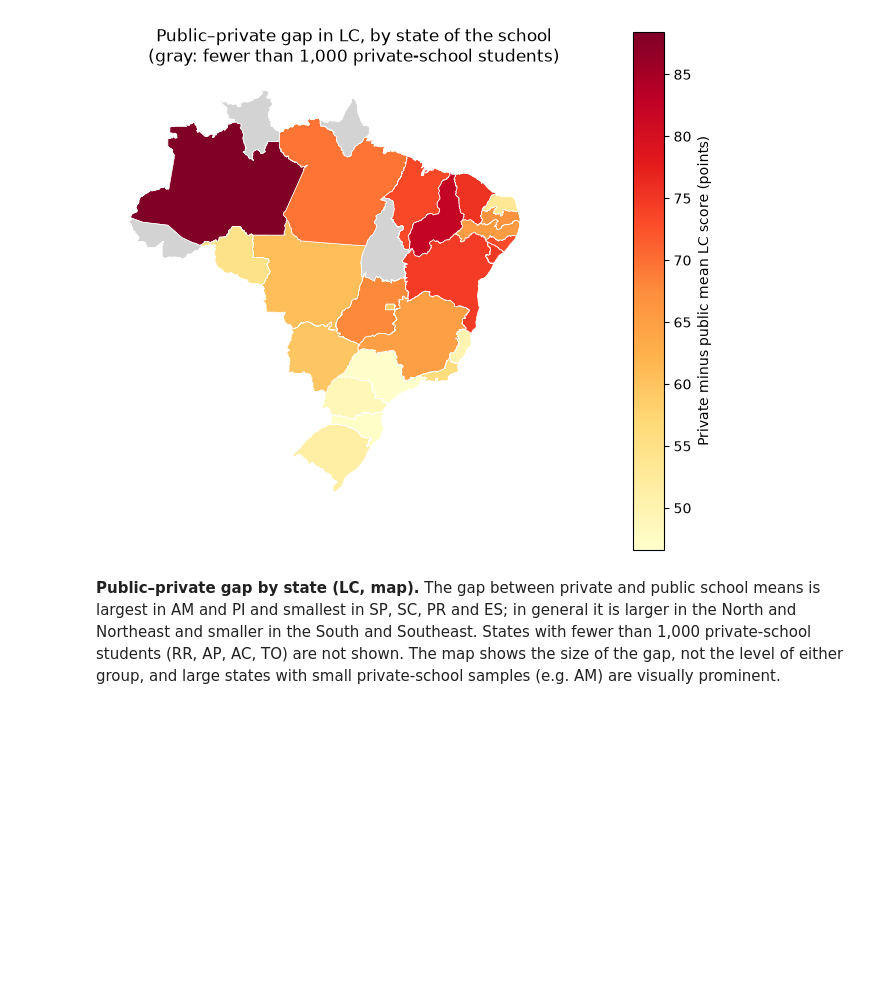
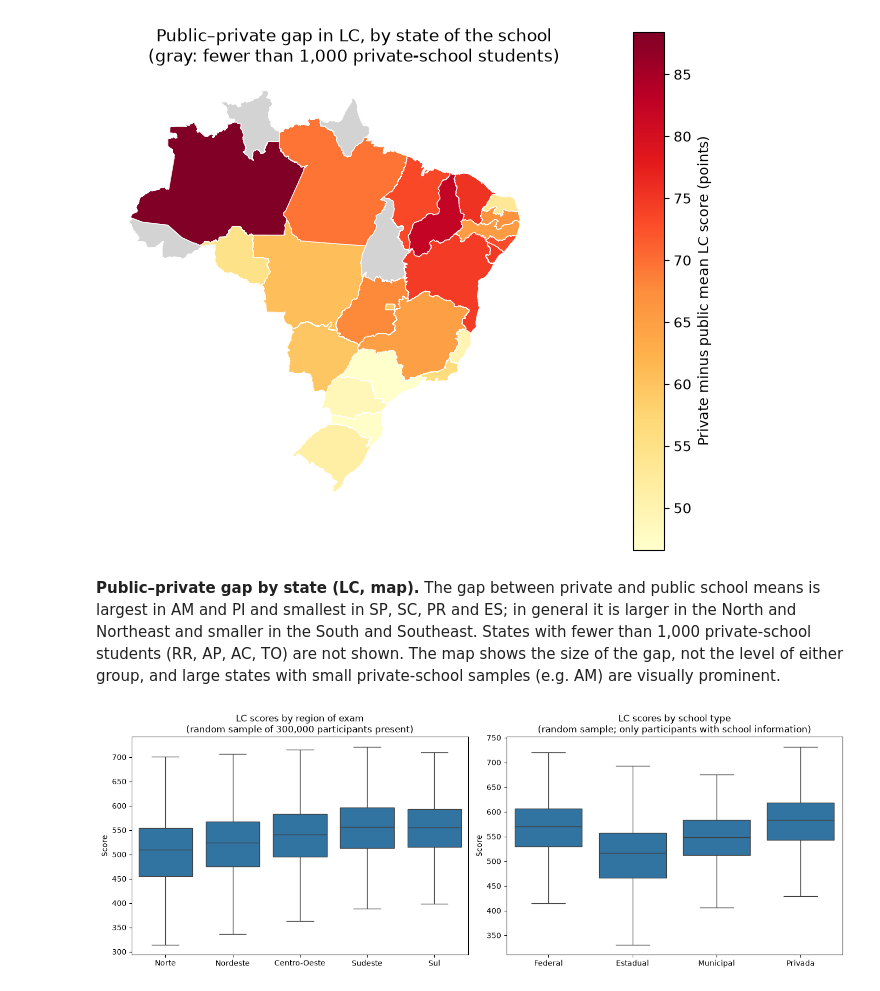
Before and after one commit to jpauloxvr/enem-analytics, a Jupyter notebook: notebooks/02_data_cleaning.ipynb, the cells around one changed output. Saved outputs shown, nothing was run; the diff lists cells and outputs as text; code cells hidden in the pictures; blank space fills up the shorter version.

Commit message:
Add boxplots and public-private dumbbell chart

```diff
--- a/notebooks/02_data_cleaning.ipynb
+++ b/notebooks/02_data_cleaning.ipynb
@@ -955,3 +955,36 @@ plt.show()
 [figure]
 # %% [markdown]
 **Public–private gap by state (LC, map).** The gap between private and public school means is largest in AM and PI and smallest in SP, SC, PR and ES; in general it is larger in the North and Northeast and smaller in the South and Southeast. States with fewer than 1,000 private-school students (RR, AP, AC, TO) are not shown. The map shows the size of the gap, not the level of either group, and large states with small private-school samples (e.g. AM) are visually prominent.
+# %%
+amostra_reg = df.loc[df["TP_PRESENCA_LC"] == 1, ["REGIAO", "NU_NOTA_LC"]].sample(
+    n=300_000, random_state=42
+)
+amostra_dep = com_escola.loc[
+    com_escola["TP_PRESENCA_LC"] == 1, ["DEPENDENCIA", "NU_NOTA_LC"]
+].sample(n=300_000, random_state=42)
+
+fig, eixos = plt.subplots(1, 2, figsize=(14, 5))
+
+sns.boxplot(
+    data=amostra_reg, x="REGIAO", y="NU_NOTA_LC",
+    order=["Norte", "Nordeste", "Centro-Oeste", "Sudeste", "Sul"],
+    showfliers=False, ax=eixos[0],
+)
+eixos[0].set_title("LC scores by region of exam\n(random sample of 300,000 participants present)")
+eixos[0].set_xlabel("")
+eixos[0].set_ylabel("Score")
+
+sns.boxplot(
+    data=amostra_dep, x="DEPENDENCIA", y="NU_NOTA_LC",
+    order=["Federal", "Estadual", "Municipal", "Privada"],
+    showfliers=False, ax=eixos[1],
+)
+eixos[1].set_title("LC scores by school type\n(random sample; only participants with school information)")
+eixos[1].set_xlabel("")
+eixos[1].set_ylabel("Score")
+
+plt.tight_layout()
+fig.savefig("../images/lc_boxplots.png", dpi=150)
+plt.show()
+# %% [output]
+[figure, added]
```
Also changed, not shown: parts of 2 cells of this notebook, 2 other files.
